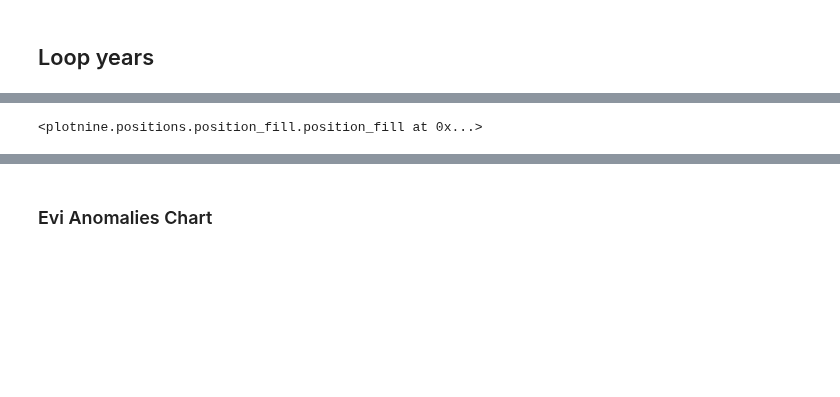
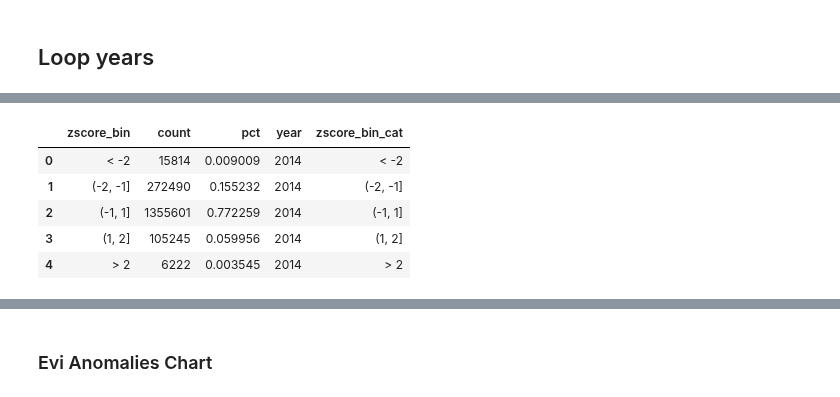
Before and after one commit to datapartnership/niger-economic-monitoring, a Jupyter notebook: notebooks/agriculture/evi-reference.ipynb, the cells around one changed output, grey strips where cells are left out. Drawn from its saved outputs; the diff is of its cells as text; code cells hidden in the pictures; blank space fills up the shorter version.

```diff
--- a/notebooks/agriculture/evi-reference.ipynb
+++ b/notebooks/agriculture/evi-reference.ipynb
@@ -934,5 +947 @@ zscore_bin_cat
 Name: count, dtype: int64
-# %%
-position_fill(reverse=True)
-# %% [output]
-<plotnine.positions.position_fill.position_fill at 0x...>
@@ -939,3 +950,12 @@ position_fill(reverse=True)
+# %%
+df.head()
+# %% [output]
+|  | zscore_bin | count | pct | year | zscore_bin_cat |
+| 0 | < -2 | 15814 | 0.009009 | 2014 | < -2 |
+| 1 | (-2, -1] | 272490 | 0.155232 | 2014 | (-2, -1] |
+| 2 | (-1, 1] | 1355601 | 0.772259 | 2014 | (-1, 1] |
+| 3 | (1, 2] | 105245 | 0.059956 | 2014 | (1, 2] |
+| 4 | > 2 | 6222 | 0.003545 | 2014 | > 2 |
 # %%
 # fig, ax = plt.subplots()
 (
```
Also changed, not shown: parts of 17 cells of this notebook, 6 other files.
